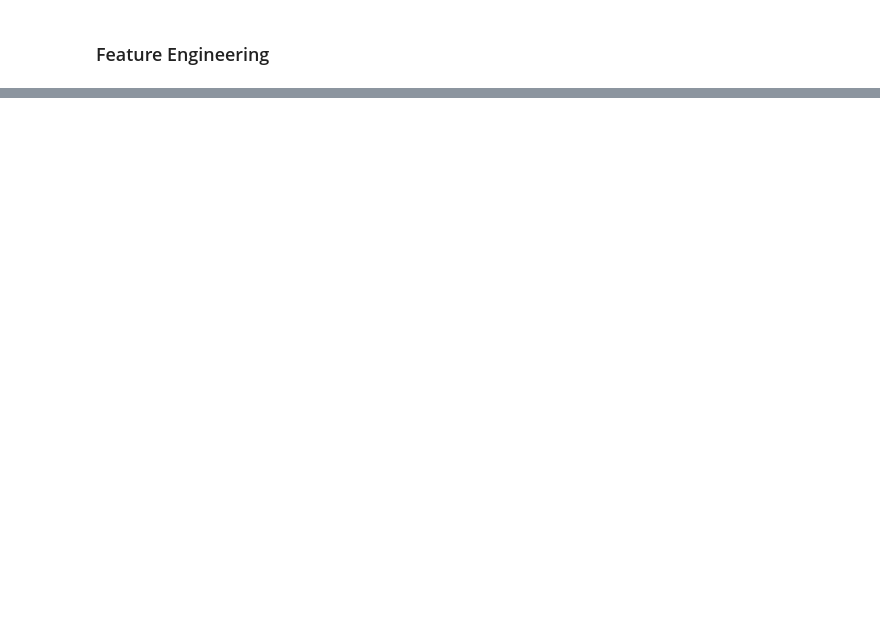
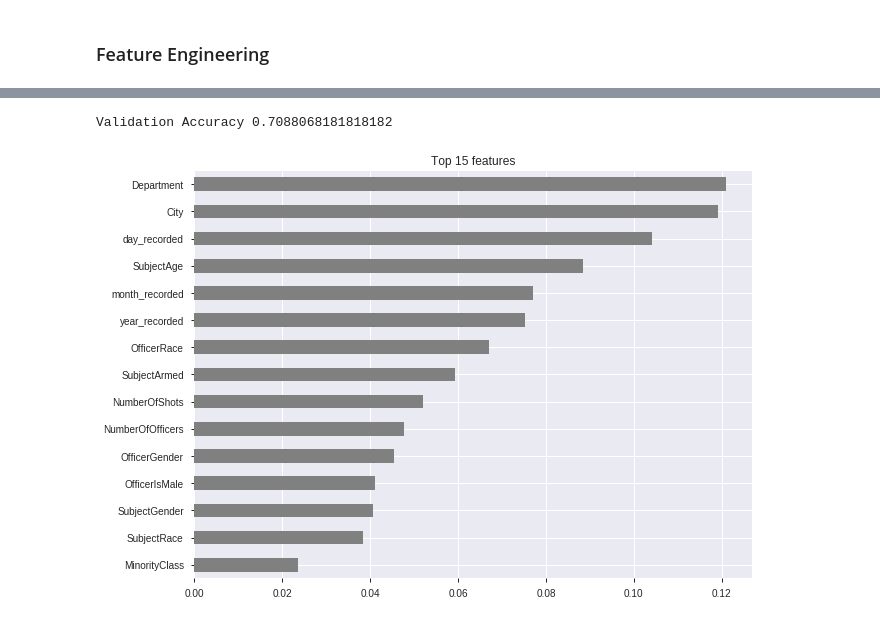
Before and after one commit to adamlutzz/DS-Unit-2-Applied-Modeling, a Jupyter notebook: Fatal_Police_Encounters.ipynb, the cells around one changed output, grey strips where cells are left out. Saved outputs shown, nothing was run; the diff lists cells and outputs as text; code cells hidden in the pictures; blank space fills up the shorter version.

```diff
--- a/Fatal_Police_Encounters.ipynb
+++ b/Fatal_Police_Encounters.ipynb
@@ -420,0 +501,3 @@ Name: OfficerWhite, dtype: int64
+# %%
+model = RandomForestClassifier(max_depth=10, max_features=0.22451179153616552, n_estimators=459, n_jobs=-1, random_state=11)
+model.fit(X_train_transformed, y_train)
@@ -420,0 +569,13 @@ Name: OfficerWhite, dtype: int64
+# %%
+# build new pipeline and use features without 0 weight features
+RF_reformed = make_pipeline(
+    ce.OrdinalEncoder(),
+    SimpleImputer(strategy='median'),
+    RandomForestClassifier(max_depth=10, max_features=0.22451179153616552,
+                           n_estimators=459, n_jobs=-1, random_state=11)
+
+)
+
+# score
+RF_reformed.fit(X_train, y_train)
+print ('Validation Accuracy', RF_reformed.score(X_val, y_val))
@@ -424,0 +612,29 @@ Name: OfficerWhite, dtype: int64
+# %%
+# re-run model
+engineer_RF = make_pipeline(
+    ce.OrdinalEncoder(),
+    SimpleImputer(strategy='mean'),
+    RandomForestClassifier(max_depth=10, max_features=0.22451179153616552,
+                           n_estimators=459, n_jobs=-1, random_state=11)
+)
+# Fit on train, score on val
+engineer_RF.fit(X_train, y_train)
+y_pred = engineer_RF.predict(X_val)
+print('Validation Accuracy', accuracy_score(y_val, y_pred))
+# %% [output]
+Validation Accuracy 0.7088068181818182
+# %%
+# Get feature importances
+rand_f = engineer_RF.named_steps['randomforestclassifier']
+importances = pd.Series(rand_f.feature_importances_, X_train.columns)
+
+# Plot feature importances
+%matplotlib inline
+import matplotlib.pyplot as plt
+
+n = 15
+plt.figure(figsize=(10,n/2))
+plt.title(f'Top {n} features')
+importances.sort_values()[-n:].plot.barh(color='grey');
+# %% [output]
+[figure, added]
```
Also changed, not shown: parts of 31 cells of this notebook.
